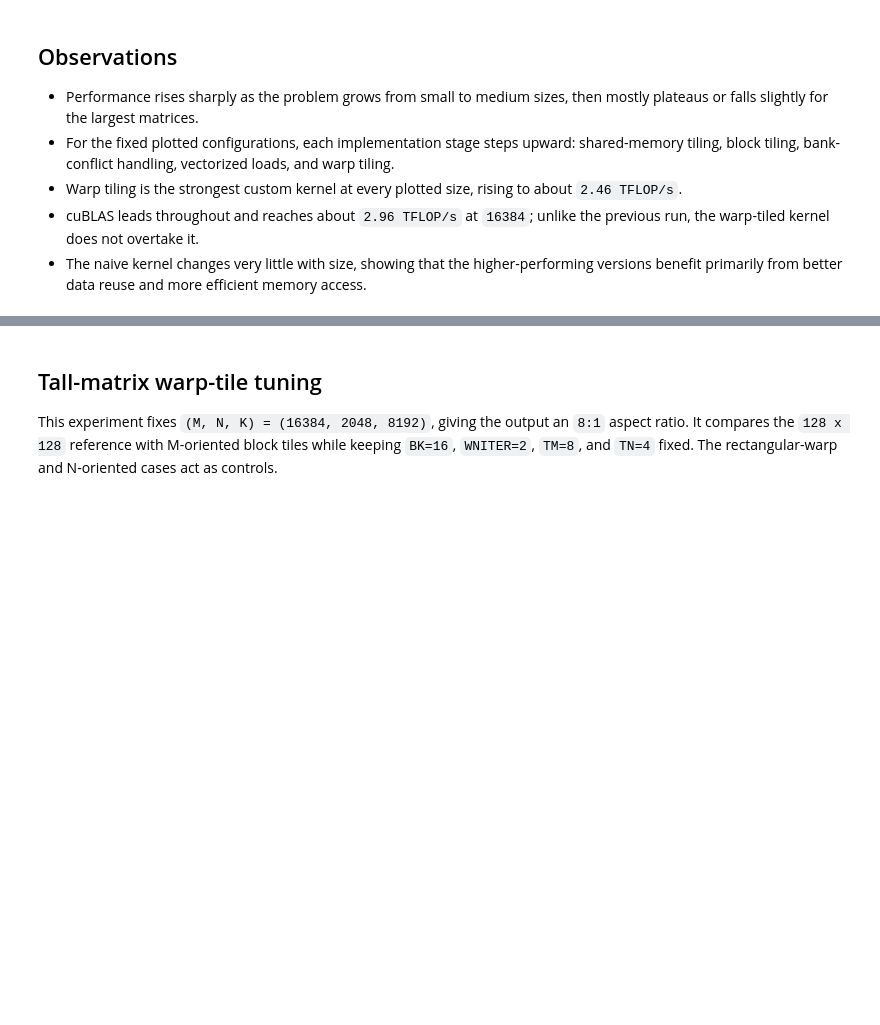
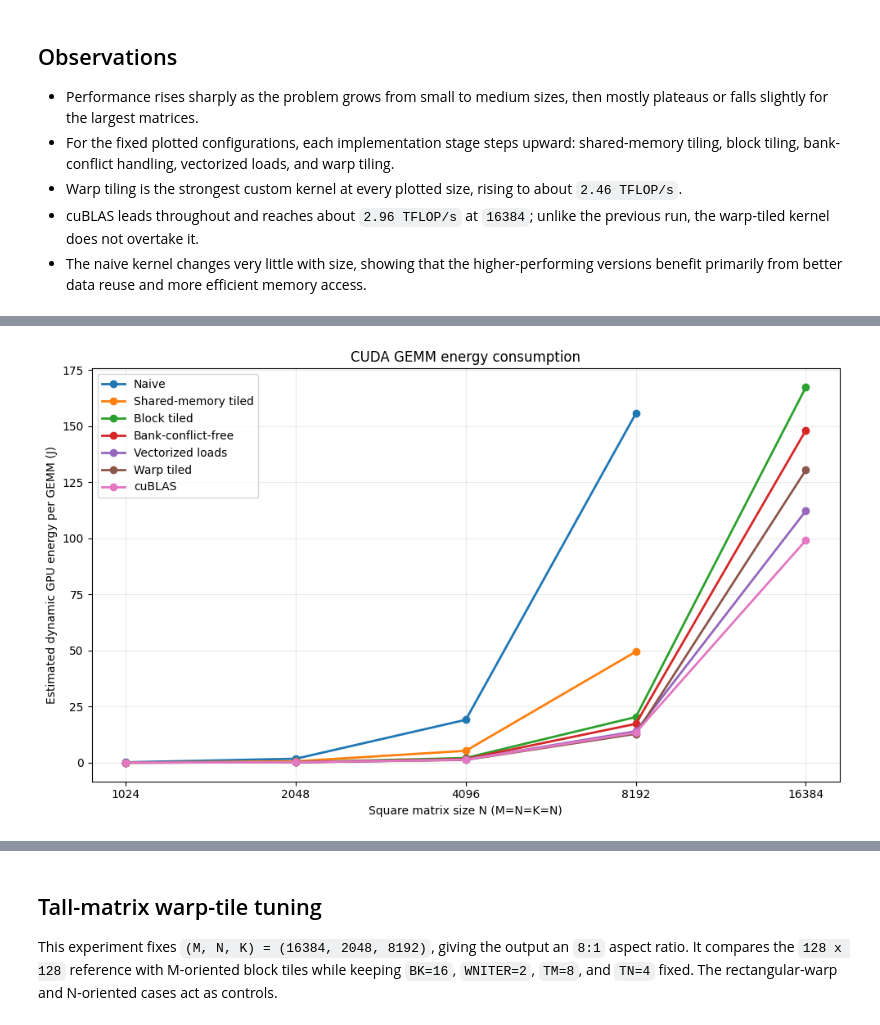
Before and after one commit to Sushil2006/matmul_cuda, a Jupyter notebook: notebook.ipynb, the cells around one changed output, grey strips where cells are left out. Drawn from its saved outputs; the diff is of its cells as text; code cells hidden in the pictures; blank space fills up the shorter version.

Commit message:
Add energy plot

```diff
--- a/notebook.ipynb
+++ b/notebook.ipynb
@@ -940,3 +946,67 @@ running N=16384 kernel=cublas
 - Warp tiling is the strongest custom kernel at every plotted size, rising to about `2.46 TFLOP/s`.
 - cuBLAS leads throughout and reaches about `2.96 TFLOP/s` at `16384`; unlike the previous run, the warp-tiled kernel does not overtake it.
 - The naive kernel changes very little with size, showing that the higher-performing versions benefit primarily from better data reuse and more efficient memory access.
+# %%
+import math
+import threading
+import time
+
+def read_power_w():
+    completed = subprocess.run(['nvidia-smi', '--query-gpu=power.draw', '--format=csv,noheader,nounits'], capture_output=True, text=True, check=True)
+    return float(completed.stdout.strip().splitlines()[0])
+
+def measure_energy(command):
+    idle_power_w = read_power_w()
+    samples = []
+    stop = threading.Event()
+
+    def sample_power():
+        while not stop.is_set():
+            samples.append((time.perf_counter(), read_power_w()))
+            stop.wait(0.05)
+
+    sampler = threading.Thread(target=sample_power, daemon=True)
+    sampler.start()
+    completed = subprocess.run(command, capture_output=True, text=True, check=True)
+    stop.set()
+    sampler.join()
+    if len(samples) < 2:
+        raise RuntimeError('Not enough nvidia-smi power samples; increase the target measurement time.')
+
+    energy_j = sum(max(0.0, (p0 + p1) / 2 - idle_power_w) * (t1 - t0) for (t0, p0), (t1, p1) in zip(samples, samples[1:]))
+    metrics = dict(item.split('=', 1) for item in completed.stdout.strip().splitlines()[-1].split())
+    return energy_j, float(metrics['time_ms'])
+
+energy_rows = []
+target_kernel_ms = 1500
+for size_index, size in enumerate(sizes):
+    order = kernels if size_index % 2 == 0 else kernels[::-1]
+    for kernel in order:
+        if size == 16384 and kernel in {'naive', 'smem'}:
+            print(f'skipping N={size} kernel={kernel}', flush=True)
+            continue
+
+        reference_ms = progression_df[(progression_df['N'] == size) & (progression_df['kernel'] == kernel)]['time_ms'].iloc[0]
+        runs = min(20000, max(3, math.ceil(target_kernel_ms / reference_ms)))
+        print(f'running N={size} kernel={kernel} runs={runs}', flush=True)
+        command = ['./matmul', '--kernel', kernel, '--M', str(size), '--N', str(size), '--K', str(size),
+                   '--runs', str(runs), '--no-verify'] + config_args[kernel]
+        energy_j, time_ms = measure_energy(command)
+        energy_rows.append({'N': size, 'kernel': kernel, 'energy_j': energy_j / runs, 'time_ms': time_ms})
+
+energy_df = pd.DataFrame(energy_rows)
+fig, ax = plt.subplots(figsize=(10, 6))
+for kernel in kernels:
+    values = energy_df[energy_df['kernel'] == kernel].sort_values('N')
+    ax.plot(values['N'], values['energy_j'], marker='o', linewidth=2, label=labels[kernel])
+ax.set_xscale('log', base=2)
+ax.set_xticks(sizes)
+ax.set_xticklabels([str(size) for size in sizes])
+ax.set_xlabel('Square matrix size N (M=N=K=N)')
+ax.set_ylabel('Estimated dynamic GPU energy per GEMM (J)')
+ax.set_title('CUDA GEMM energy consumption')
+ax.grid(True, which='both', alpha=0.25)
+ax.legend()
+fig.tight_layout()
+plt.show()
+# %% [output]
@@ -942,0 +1030 @@ running N=16384 kernel=cublas
+[figure, added]
```
Also changed, not shown: parts of 4 cells of this notebook, 1 other file.
